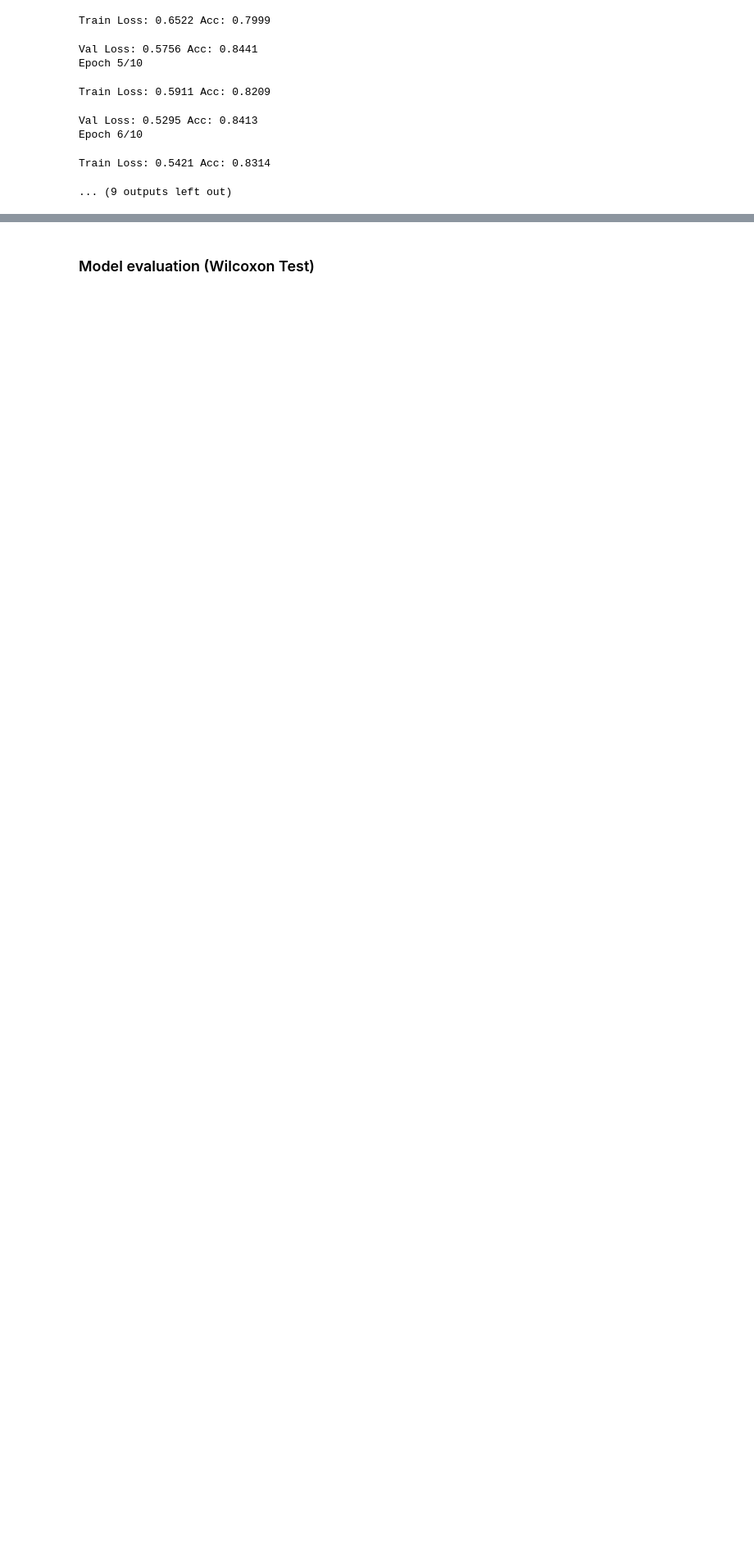
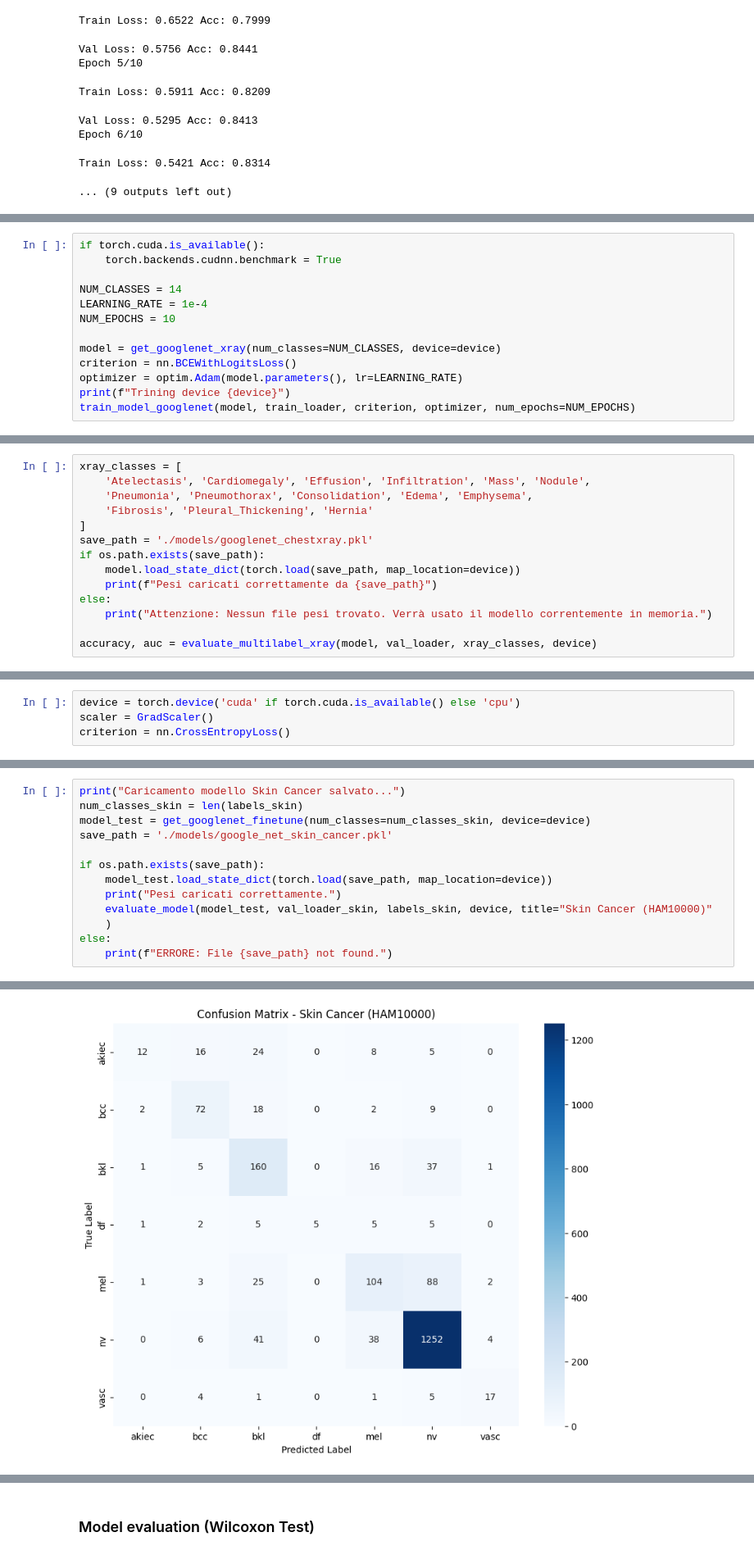
Before and after one commit to vbertei/BrainMRITumorSegmentation, a Jupyter notebook: Progetto_CV_MIRCV.ipynb, the cells around one changed output, grey strips where cells are left out. Shown at 82% size. Saved outputs shown, nothing was run; the diff lists cells and outputs as text; blank space fills up the shorter version.

Commit message:
aggiornamento split skin cancer.

```diff
--- a/Progetto_CV_MIRCV.ipynb
+++ b/Progetto_CV_MIRCV.ipynb
@@ -1723,0 +1834,13 @@ Generazione Matrici di Confusione per classe...
+# %%
+if torch.cuda.is_available():
+    torch.backends.cudnn.benchmark = True
+
+NUM_CLASSES = 14
+LEARNING_RATE = 1e-4
+NUM_EPOCHS = 10
+
+model = get_googlenet_xray(num_classes=NUM_CLASSES, device=device)
+criterion = nn.BCEWithLogitsLoss()
+optimizer = optim.Adam(model.parameters(), lr=LEARNING_RATE)
+print(f"Trining device {device}")
+train_model_googlenet(model, train_loader, criterion, optimizer, num_epochs=NUM_EPOCHS)
@@ -1723,0 +1860,14 @@ Generazione Matrici di Confusione per classe...
+# %%
+xray_classes = [
+    'Atelectasis', 'Cardiomegaly', 'Effusion', 'Infiltration', 'Mass', 'Nodule',
+    'Pneumonia', 'Pneumothorax', 'Consolidation', 'Edema', 'Emphysema',
+    'Fibrosis', 'Pleural_Thickening', 'Hernia'
+]
+save_path = './models/googlenet_chestxray.pkl'
+if os.path.exists(save_path):
+    model.load_state_dict(torch.load(save_path, map_location=device))
+    print(f"Pesi caricati correttamente da {save_path}")
+else:
+    print("Attenzione: Nessun file pesi trovato. Verrà usato il modello correntemente in memoria.")
+
+accuracy, auc = evaluate_multilabel_xray(model, val_loader, xray_classes, device)
@@ -1723,0 +2001,4 @@ Generazione Matrici di Confusione per classe...
+# %%
+device = torch.device('cuda' if torch.cuda.is_available() else 'cpu')
+scaler = GradScaler()
+criterion = nn.CrossEntropyLoss()
@@ -1723,0 +2052,14 @@ Generazione Matrici di Confusione per classe...
+# %%
+print("Caricamento modello Skin Cancer salvato...")
+num_classes_skin = len(labels_skin)
+model_test = get_googlenet_finetune(num_classes=num_classes_skin, device=device)
+save_path = './models/google_net_skin_cancer.pkl'
+
+if os.path.exists(save_path):
+    model_test.load_state_dict(torch.load(save_path, map_location=device))
+    print("Pesi caricati correttamente.")
+    evaluate_model(model_test, val_loader_skin, labels_skin, device, title="Skin Cancer (HAM10000)"
+    )
+else:
+    print(f"ERRORE: File {save_path} not found.")
+# %% [output]
@@ -1723,0 +2085 @@ Generazione Matrici di Confusione per classe...
+[figure, added]
```
Also changed, not shown: parts of 23 cells of this notebook, 2 other files.
